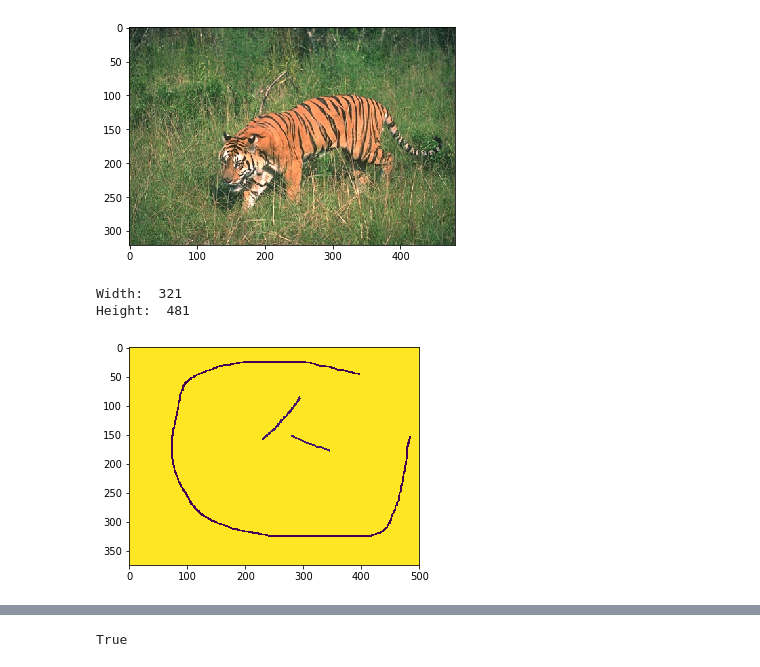
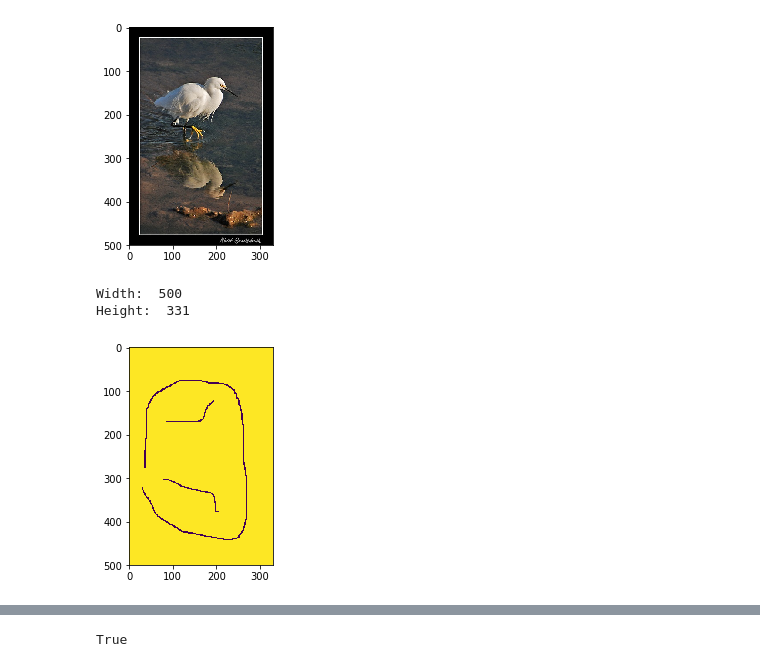
Before and after one commit to candacechou/Image-Segementation-Unsupervised-Learning-Based-on-Differentiable-Feature-Clustering, a Jupyter notebook: unsupervised_learning_segmentation.ipynb, the cells around one changed output, grey strips where cells are left out. Cells and saved outputs as stored; diff of their text form; code cells hidden in the pictures.

```diff
--- a/unsupervised_learning_segmentation.ipynb
+++ b/unsupervised_learning_segmentation.ipynb
@@ -20,12 +20,12 @@ from Mynet import MyNet
 from losses import loss
 # %%
 ### read the image
-img_bgr= cv2.imread("./pytorch-unsupervised-segmentation/BSD500/108004.jpg")
+img_bgr= cv2.imread("./pytorch-unsupervised-segmentation/PASCAL_VOC_2012/2007_008670.jpg")
 img_rgb = img_bgr[:,:,::-1]
 plt.imshow(img_rgb)
 plt.show()
 # %% [output]
-[figure, old version]
+[figure, new version]
 # %%
 ### normalize the data
 data       = img_rgb.astype('float64')/255.
@@ -36,11 +36,11 @@ Height     = data.shape[2]
 print('Width: ', Width)
 print('Height: ',Height)
 # %% [output]
-Width:  321
-Height:  481
+Width:  500
+Height:  331
 # %%
 ### read the scribble
-mask = cv2.imread("./pytorch-unsupervised-segmentation/PASCAL_VOC_2012/2007_005915_scribble.png",-1)
+mask = cv2.imread("./pytorch-unsupervised-segmentation/PASCAL_VOC_2012/2007_008670_scribble.png",-1)
 # mask = mask[:,:,::-1]
 plt.imshow(mask)
 plt.show()
@@ -54,7 +54,7 @@ inds_scr = np.where(mask != 255)[0]
 # inds_scr = np.where(mask_rgb == 255)
 # print(inds_scr)
 # %% [output]
-[figure, old version]
+[figure, new version]
 # %%
 ### build a mask
 index_scr = np.zeros((Width*Height,1)).astype(np.float64)
```
Also changed, not shown: parts of 6 cells of this notebook, 1 other file.
